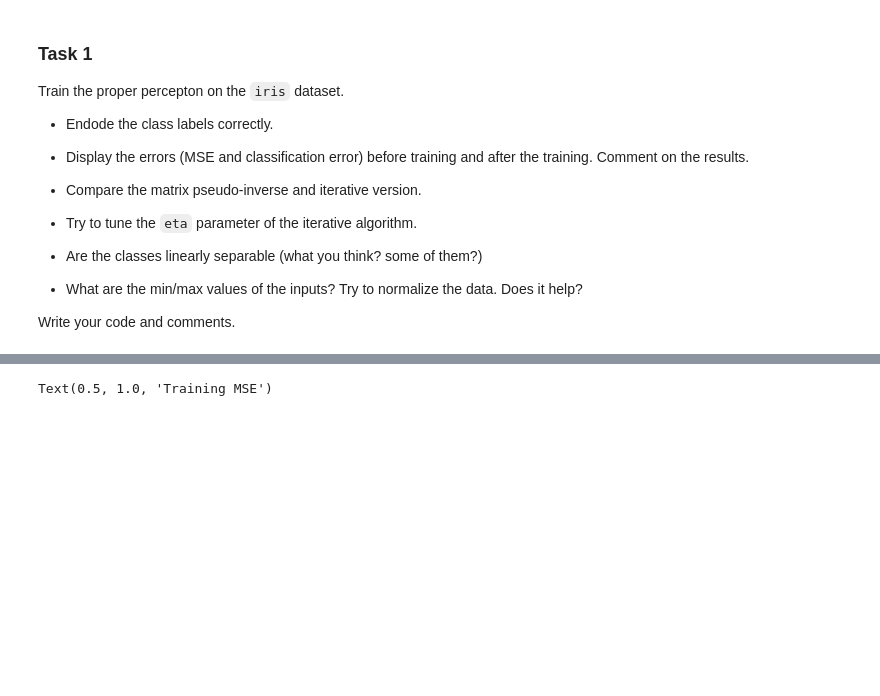
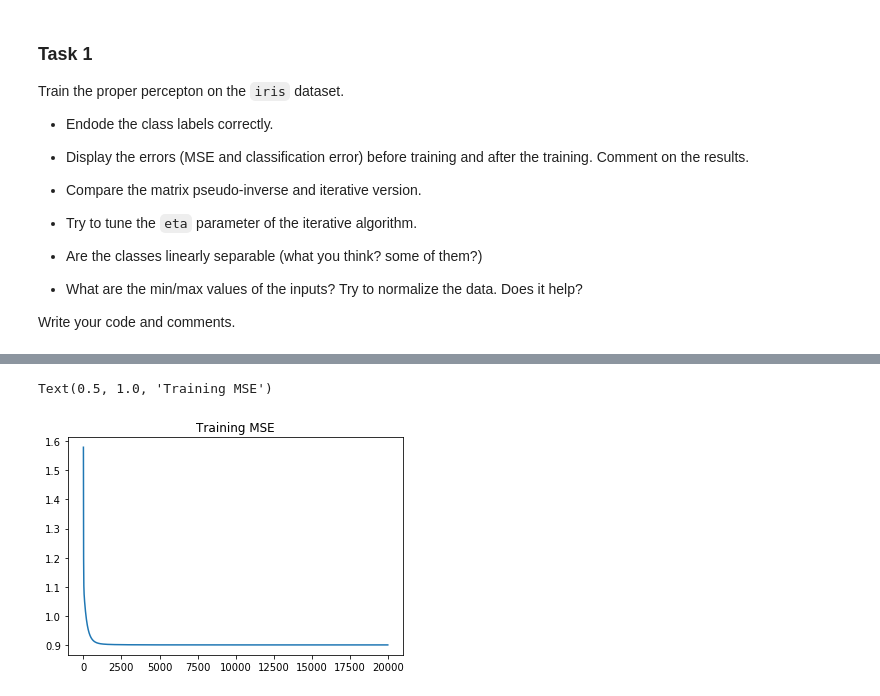
Before and after one commit to kaisersource/Machine-Learning, a Jupyter notebook: Lab5 MulticlassPerceptron/Emanuele_Bosimini_NeuralNetworks_05_MulticlassPerceptron.ipynb, the cells around one changed output, grey strips where cells are left out. Drawn from its saved outputs; the diff is of its cells as text; code cells hidden in the pictures; blank space fills up the shorter version.

```diff
--- a/Lab5 MulticlassPerceptron/Emanuele_Bosimini_NeuralNetworks_05_MulticlassPerceptron.ipynb
+++ b/Lab5 MulticlassPerceptron/Emanuele_Bosimini_NeuralNetworks_05_MulticlassPerceptron.ipynb
@@ -724,10 +728,9 @@ class MCPerceptron:
         print('w=',w)
         self.w = w[1:,:]
         self.b = w[0,:]
-        print('w=',self.w)
-        print('b=',self.b)
+        #print('w=',self.w)
+        #print('b=',self.b)
     def TrainIterative(self, X, d, labels, eta, max_iters):
-        iter = 15
         self.mse_stats = []
         Y = self.Forward(X)
         for i in range(max_iters):
@@ -736,10 +739,10 @@ class MCPerceptron:
             Y = self.Forward(X)
             mse = self.GetMSE(d)
             self.mse_stats.append(mse)
-
-            if i > iter:
-                if self.mse_stats[i - iter-1] - mse < 0.01:
-                    break
+            #print('mse=',mse)
+            classification_error = self.GetClassificationError(labels)
+            #print('classification_error=',classification_error)
+            #print()
 ###########################################################################################################
 def encode_labels_as_binary(d, num_of_classes):
     rows = d.shape[0]
@@ -748,11 +751,16 @@ def encode_labels_as_binary(d, num_of_classes):
     return labels
 
 ##Data Encoding
-def encode_labels_as_0_1_2(d):
-    d[:50] = 0
-    d[50:100] = 1
-    d[100:] = 2
+
+def encode_labels(d):
+    enc = np.unique(d,axis=0)
+    print("encoded",enc)
+    for i in range(len(d)):
+        for j in range(len(enc)):
+            if d[i]==enc[j]:
+                d[i]=j
     return d
+
 
 #Data Loading
 X = np.genfromtxt("iris.csv", delimiter='\t', dtype=str)
@@ -760,62 +768,52 @@ X = np.genfromtxt("iris.csv", delimiter='\t', dtype=str)
 d = X[:,-1].astype('str')
 X = X[:,:-1].astype('float')
 
-print("Maximum value:",np.amax(X))
-print("Minimum value:",np.amin(X))
+print("Maximum value before normalization:",np.amax(X))
+print("Minimum value before normalization:",np.amin(X))
 #Normalization
-max = np.amax(X)
-X = X / max
-#print('X=',X)
+
+X = X/np.absolute(X.max(axis=0))
+#print('Normalized data=',X)
+print("Maximum value after normalization:",np.amax(X))
+print("Minimum value after normalization:",np.amin(X))
 
 #Encoding function
-d = encode_labels_as_0_1_2(d).astype('int')
+d = encode_labels(d).astype('int')
 #print("d=", d)
 
 num_of_cls = len(set(d))
 num_of_ins = X.shape[1]
 
-#print('num_of_cls=',num_of_cls)
-#print('num_of_ins=',num_of_ins)
-
-##########################################################################
-#encode classes
-##########################################################################
 dtrain = encode_labels_as_binary(d, num_of_cls)
-#print('dtrain=',dtrain)
-
-##########################################################################
-##########################################################################
-
-
 
 perc = MCPerceptron(num_of_cls, num_of_ins)
+perc.Train(X, dtrain)
 Y = perc.Forward(X)
 
 predictions = perc.GetPredictions()
 print('Predictions: ',predictions)
-print('MSE before eta tuning: ',perc.GetMSE(dtrain))
-print('classification errors: ',np.sum(d!=predictions))
+print('MSE pseudo-inverse: ',perc.GetMSE(dtrain))
+print('classification errors pseudo-inverse: ',np.sum(d!=predictions))
 #After eta tuning
-perc.TrainIterative(X, dtrain, d, 0.003, 150)
-#perc.Train(X, dtrain)
-Y = perc.Forward(X)
+perc2 = MCPerceptron(num_of_cls, num_of_ins)
+perc2.TrainIterative(X, dtrain, d, 0.004, 20000)
+
+Y = perc2.Forward(X)
 #print('Y=',Y)
 
-predictions = perc.GetPredictions()
+predictions = perc2.GetPredictions()
 print()
-print('Predictions:',predictions)
-print('MSE eta tuning: ',perc.GetMSE(dtrain))
+#print('Predictions:',predictions)
+print('MSE eta tuning: ',perc2.GetMSE(dtrain))
 print('classification errors after training: ',np.sum(d!=predictions))
 #Weights
-print('w=',perc.w)
+#print('w=',perc2.w)
 #Bias
-print('b=',perc.b)
-print()
-#print('Weights from matrix pseudo-inverse:') # just for comparison
-#print('w=',perc.w)
-#print('b=',perc.b)
+#print('b=',perc2.b)
+#print()
+
 
 plt.figure()
-plt.plot(perc.mse_stats)
+plt.plot(perc2.mse_stats)
 plt.title('Training MSE')
 # %% [output]
@@ -841 +840,2 @@ b= [ 0.58016806 -0.39183322 -1.57900402]
 Text(0.5, 1.0, 'Training MSE')
+[figure, added]
```
Also changed, not shown: parts of 8 cells of this notebook.
